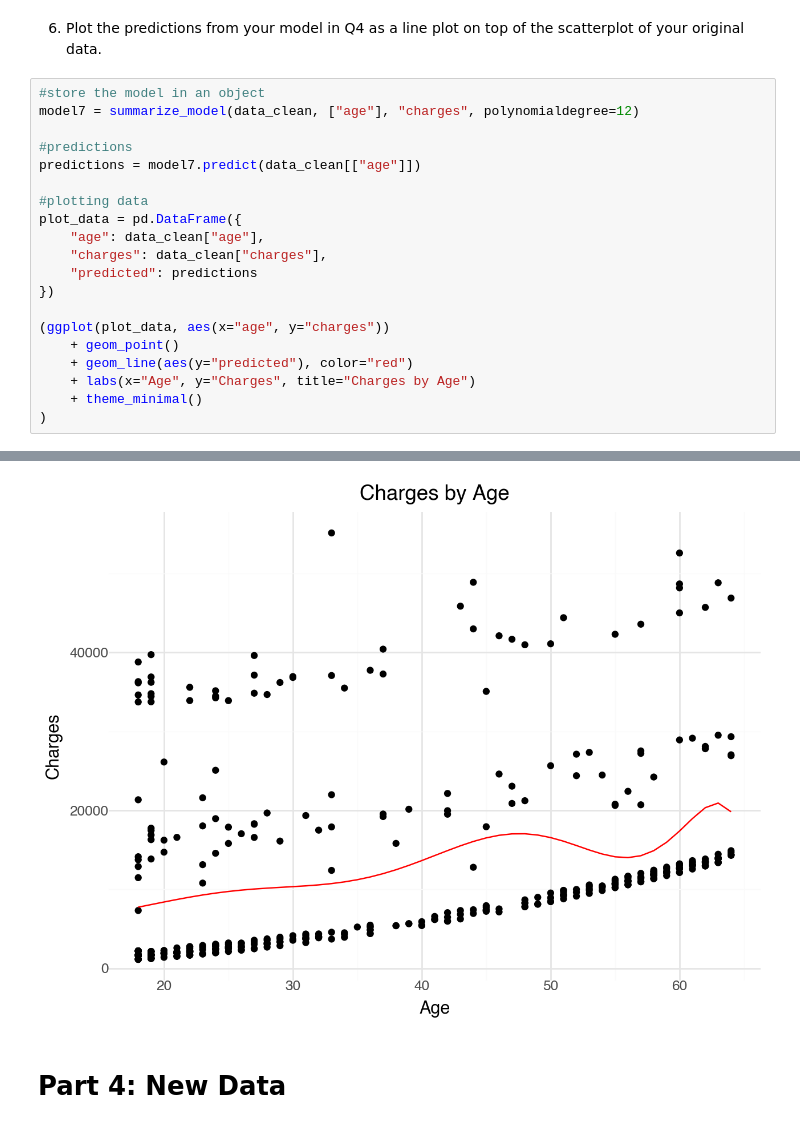
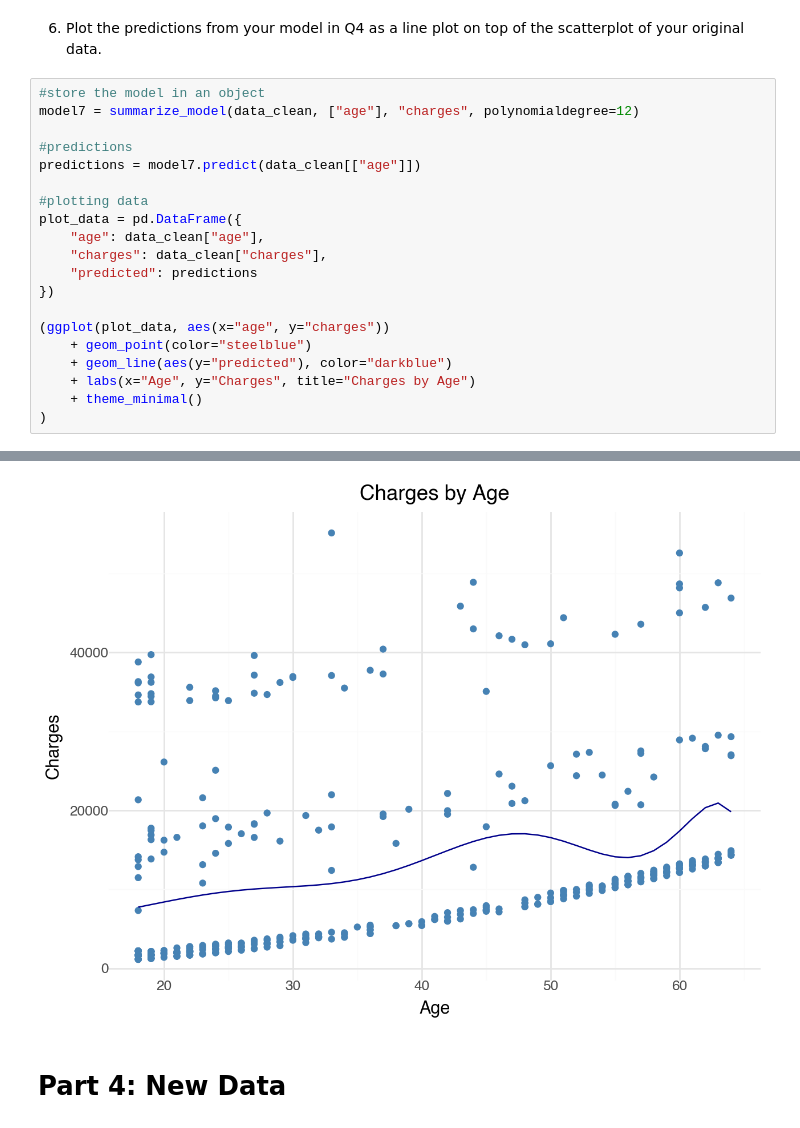
Before and after one commit to stolieerickson/GSB544-Computing, a Jupyter notebook: Labs/Lab5.ipynb, the cells around one changed output, grey strips where cells are left out. Saved outputs shown, nothing was run; the diff lists cells and outputs as text.

```diff
--- a/Labs/Lab5.ipynb
+++ b/Labs/Lab5.ipynb
@@ -330,36 +333,36 @@ predictions = model7.predict(data_clean[["age"]])
 
 #plotting data
 plot_data = pd.DataFrame({
     "age": data_clean["age"],
     "charges": data_clean["charges"],
     "predicted": predictions
 })
 
 (ggplot(plot_data, aes(x="age", y="charges"))
-    + geom_point()
-    + geom_line(aes(y="predicted"), color="red")
+    + geom_point(color="steelblue")
+    + geom_line(aes(y="predicted"), color="darkblue")
     + labs(x="Age", y="Charges", title="Charges by Age")
     + theme_minimal()
 )
 # %% [output]
 Model Summary (Predictors: age):
 Intercept: 5774.34
 Coefficient for age: 0.00
 Coefficient for age^2: -0.00
 Coefficient for age^3: 0.00
 Coefficient for age^4: 0.00
 Coefficient for age^5: 0.00
 Coefficient for age^6: 0.00
 Coefficient for age^7: -0.00
 Coefficient for age^8: 0.00
 Coefficient for age^9: -0.00
 Coefficient for age^10: 0.00
 ... (17 lines left out)
 Coefficient for age^11: -0.00
 Coefficient for age^12: 0.00
 Training MSE: 135081669.07, Training R^2: 0.11
 Test MSE: 90975131.13, Test R^2: 0.08
-[figure, old version]
+[figure, new version]
 # %% [markdown]
 # Part 4: New Data
 # %% [markdown]
```
Also changed, not shown: parts of 12 cells of this notebook, 3 other files.
